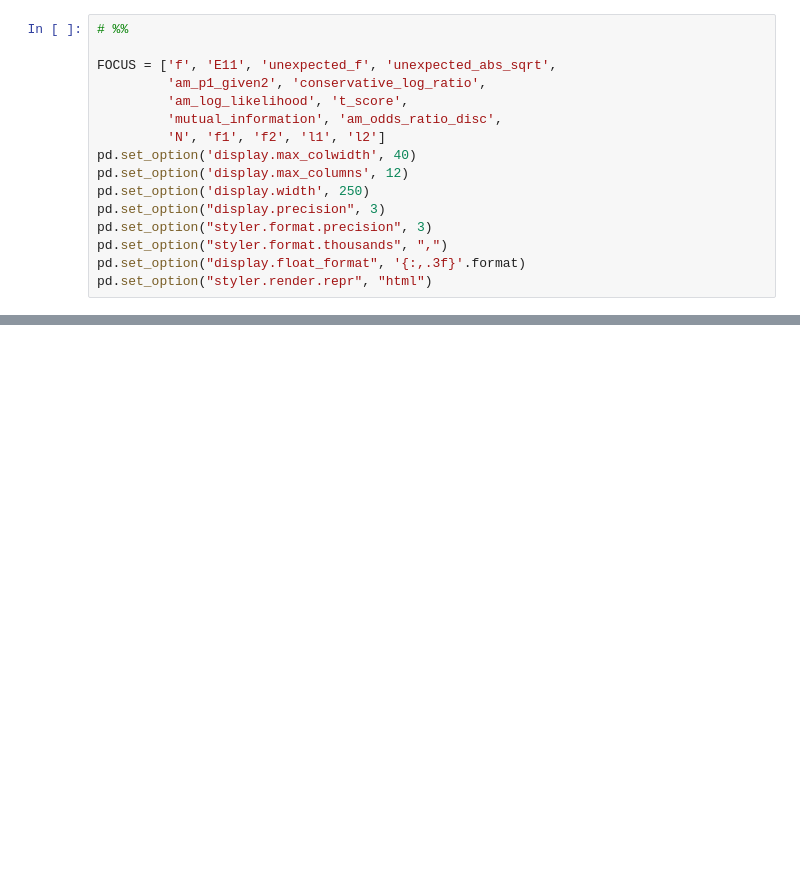
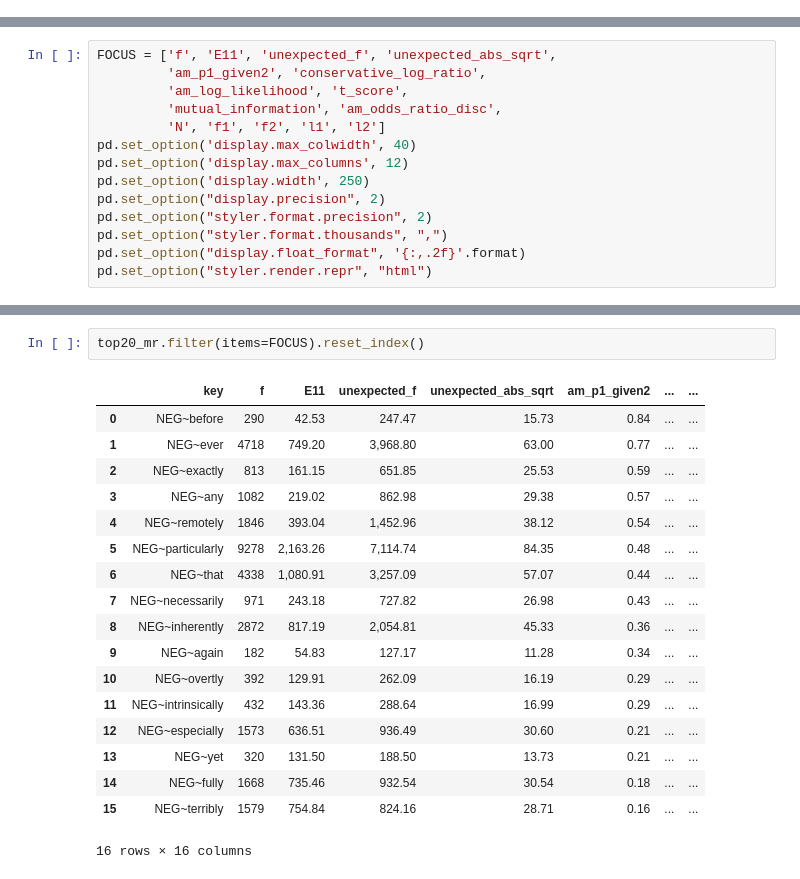
Before and after one commit to AndreaTheLinguist/sanpi, a Jupyter notebook: notebooks/adverb_assoc.ipynb, the cells around one changed output, grey strips where cells are left out. Cells and saved outputs as stored; diff of their text form; blank space fills up the shorter version.

```diff
--- a/notebooks/adverb_assoc.ipynb
+++ b/notebooks/adverb_assoc.ipynb
@@ -18,16 +0,0 @@ from source.utils.sample import sample_pickle as sampkl
-# %%
-# %%
-
-FOCUS = ['f', 'E11', 'unexpected_f', 'unexpected_abs_sqrt',
-         'am_p1_given2', 'conservative_log_ratio',
-         'am_log_likelihood', 't_score',
-         'mutual_information', 'am_odds_ratio_disc',
-         'N', 'f1', 'f2', 'l1', 'l2']
-pd.set_option('display.max_colwidth', 40)
-pd.set_option('display.max_columns', 12)
-pd.set_option('display.width', 250)
-pd.set_option("display.precision", 3)
-pd.set_option("styler.format.precision", 3)
-pd.set_option("styler.format.thousands", ",")
-pd.set_option("display.float_format", '{:,.3f}'.format)
-pd.set_option("styler.render.repr", "html")
@@ -395,0 +13,14 @@ pd.concat(all_top_adv_dfs).sort_values('LRC', ascending=False).to_csv(
+# %%
+FOCUS = ['f', 'E11', 'unexpected_f', 'unexpected_abs_sqrt',
+         'am_p1_given2', 'conservative_log_ratio',
+         'am_log_likelihood', 't_score',
+         'mutual_information', 'am_odds_ratio_disc',
+         'N', 'f1', 'f2', 'l1', 'l2']
+pd.set_option('display.max_colwidth', 40)
+pd.set_option('display.max_columns', 12)
+pd.set_option('display.width', 250)
+pd.set_option("display.precision", 2)
+pd.set_option("styler.format.precision", 2)
+pd.set_option("styler.format.thousands", ",")
+pd.set_option("display.float_format", '{:,.2f}'.format)
+pd.set_option("styler.render.repr", "html")
@@ -395,0 +111,21 @@ pd.concat(all_top_adv_dfs).sort_values('LRC', ascending=False).to_csv(
+# %%
+top20_mr.filter(items=FOCUS).reset_index()
+# %% [output]
+|  | key | f | E11 | unexpected_f | unexpected_abs_sqrt | am_p1_given2 | ... | ... |
+| 0 | NEG~before | 290 | 42.53 | 247.47 | 15.73 | 0.84 | ... | ... |
+| 1 | NEG~ever | 4718 | 749.20 | 3,968.80 | 63.00 | 0.77 | ... | ... |
+| 2 | NEG~exactly | 813 | 161.15 | 651.85 | 25.53 | 0.59 | ... | ... |
+| 3 | NEG~any | 1082 | 219.02 | 862.98 | 29.38 | 0.57 | ... | ... |
+| 4 | NEG~remotely | 1846 | 393.04 | 1,452.96 | 38.12 | 0.54 | ... | ... |
+| 5 | NEG~particularly | 9278 | 2,163.26 | 7,114.74 | 84.35 | 0.48 | ... | ... |
+| 6 | NEG~that | 4338 | 1,080.91 | 3,257.09 | 57.07 | 0.44 | ... | ... |
+| 7 | NEG~necessarily | 971 | 243.18 | 727.82 | 26.98 | 0.43 | ... | ... |
+| 8 | NEG~inherently | 2872 | 817.19 | 2,054.81 | 45.33 | 0.36 | ... | ... |
+| 9 | NEG~again | 182 | 54.83 | 127.17 | 11.28 | 0.34 | ... | ... |
+| 10 | NEG~overtly | 392 | 129.91 | 262.09 | 16.19 | 0.29 | ... | ... |
+| 11 | NEG~intrinsically | 432 | 143.36 | 288.64 | 16.99 | 0.29 | ... | ... |
+| 12 | NEG~especially | 1573 | 636.51 | 936.49 | 30.60 | 0.21 | ... | ... |
+| 13 | NEG~yet | 320 | 131.50 | 188.50 | 13.73 | 0.21 | ... | ... |
+| 14 | NEG~fully | 1668 | 735.46 | 932.54 | 30.54 | 0.18 | ... | ... |
+| 15 | NEG~terribly | 1579 | 754.84 | 824.16 | 28.71 | 0.16 | ... | ... |
+16 rows × 16 columns
```
Also changed, not shown: parts of 38 cells of this notebook, 3 other files.
